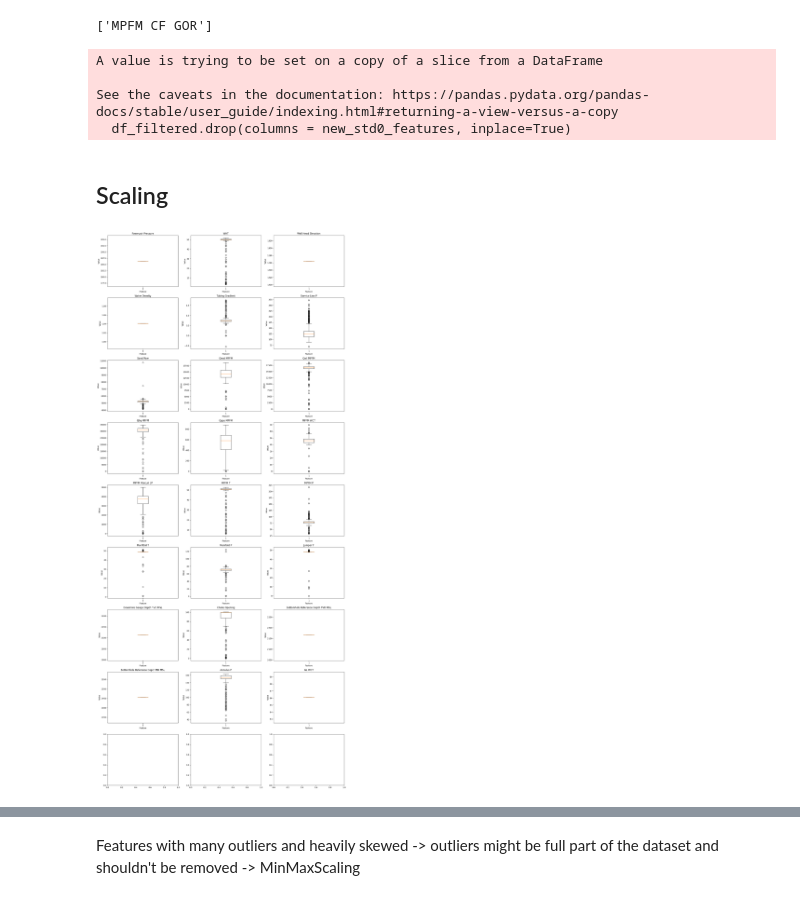
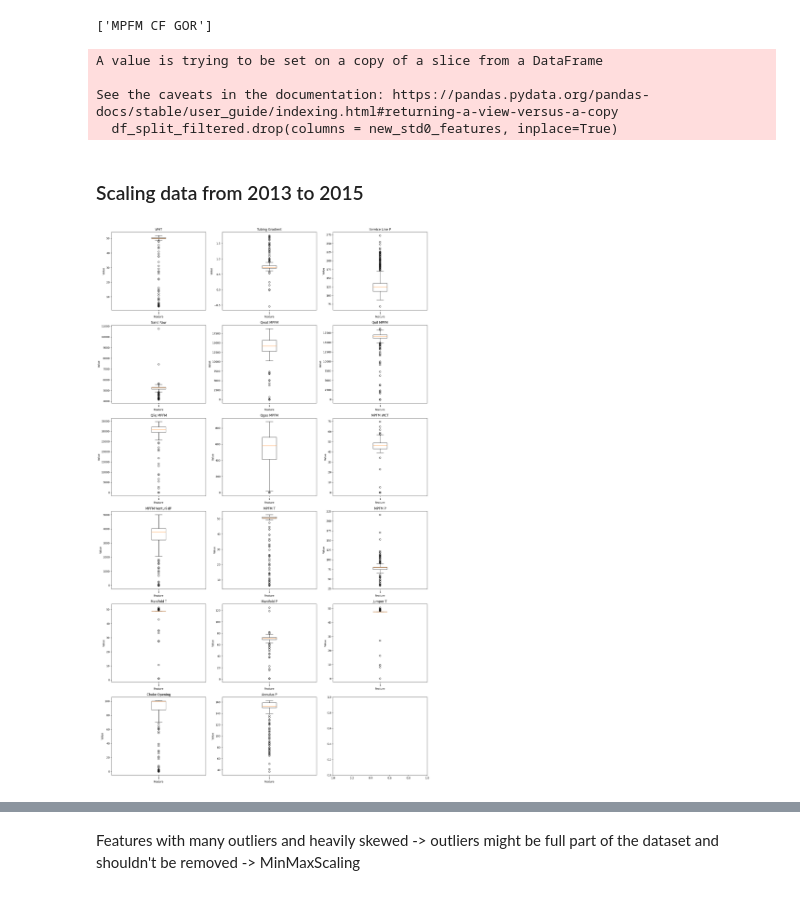
Before and after one commit to mattwagon/oil_production_prediction, a Jupyter notebook: notebooks/eduardo - basic mvp.ipynb, the cells around one changed output, grey strips where cells are left out. Saved outputs shown, nothing was run; the diff lists cells and outputs as text; code cells hidden in the pictures.

```diff
--- a/notebooks/eduardo - basic mvp.ipynb
+++ b/notebooks/eduardo - basic mvp.ipynb
@@ -350,8 +351,8 @@ df.describe()
 # %%
 features_null_std = []
 
-for feature in df.columns:
-    if df[feature].std() == 0:
+for feature in df.drop(columns='Date').columns:
+    if df[feature].std() < 0.0000001:
         features_null_std.append(feature)
 
 features_null_std
@@ -464,6 +467,6 @@ Text(0.5, 1.0, 'Qoil MPFM')
 start_date = pd.to_datetime('2012-12-31 23:00:00')
 end_date = pd.to_datetime('2014-12-31 23:00:00')
 
-df_filtered = df[(df['Date']>=start_date) & (df['Date']<=end_date)]
-df_filtered.head()
+df_split_filtered = df[(df['Date']>=start_date) & (df['Date']<=end_date)]
+df_split_filtered.head()
 # %% [output]
@@ -499,17 +500,17 @@ Text(0.5, 1.0, 'Qoil MPFM')
 # %%
 new_std0_features = []
 
-for feature in df_filtered_aux.columns:
-    if df_filtered_aux[feature].std() == 0:
+for feature in df_split_filtered.drop(columns='Date').columns:
+    if df_split_filtered[feature].std() < 0.000001:
         new_std0_features.append(feature)
 
 new_std0_features
 # %% [output]
 ['MPFM CF GOR']
 # %%
-df_filtered.drop(columns = new_std0_features, inplace=True)
+df_split_filtered.drop(columns = new_std0_features, inplace=True)
 # %% [output]
 A value is trying to be set on a copy of a slice from a DataFrame
 
 See the caveats in the documentation: https://pandas.pydata.org/pandas-docs/stable/user_guide/indexing.html#returning-a-view-versus-a-copy
-  df_filtered.drop(columns = new_std0_features, inplace=True)
+  df_split_filtered.drop(columns = new_std0_features, inplace=True)
@@ -518,21 +517,19 @@ df_filtered_aux.drop(columns = new_std0_features, inplace=True)
 # %% [markdown]
-## Scaling
+### Scaling data from 2013 to 2015
 # %%
-df_filtered_aux = df_filtered.drop(columns='Date')
+fig, axes = plt.subplots(nrows=6, ncols=3, figsize=(18, 30))
 
-fig, axes = plt.subplots(nrows=9, ncols=3, figsize=(18, 40))
-
-for i, col in enumerate(df_filtered_aux.columns):
+for i, col in enumerate(df_split_filtered.drop(columns='Date').columns):
     ax = axes[i // 3, i % 3]
-    ax.boxplot(df_filtered_aux[col])
+    ax.boxplot(df_split_filtered[col])
     ax.set_title(col)
     ax.set_xlabel('Feature')
     ax.set_ylabel('Value')
 
 
 plt.tight_layout()
 plt.show()
 # %% [output]
-[figure, old version]
+[figure, new version]
 # %%
 # Create a figure and axis for each histogram
```
Also changed, not shown: parts of 41 cells of this notebook.
